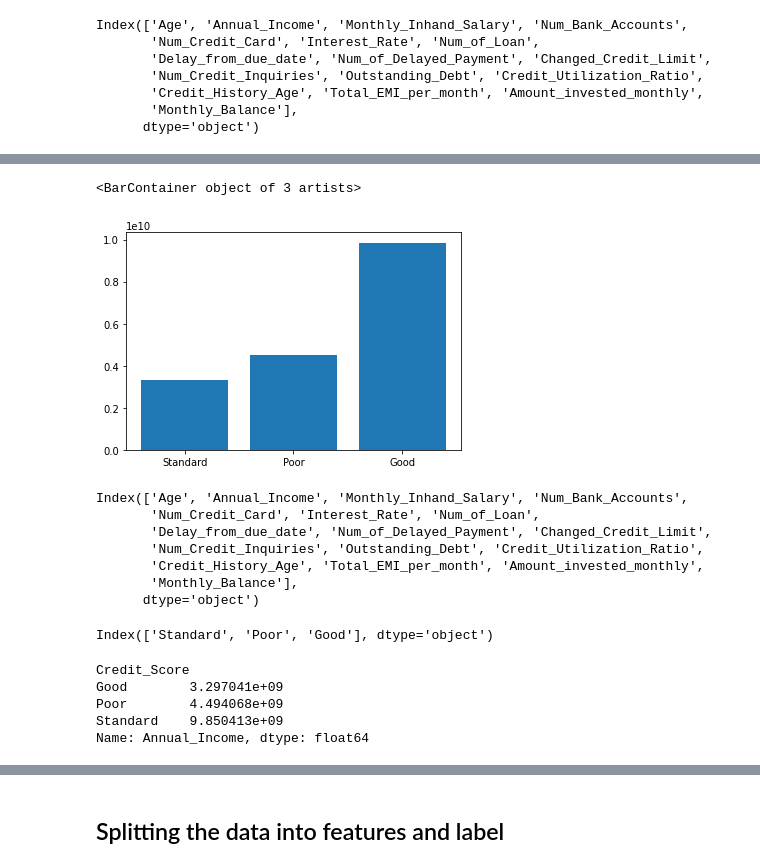
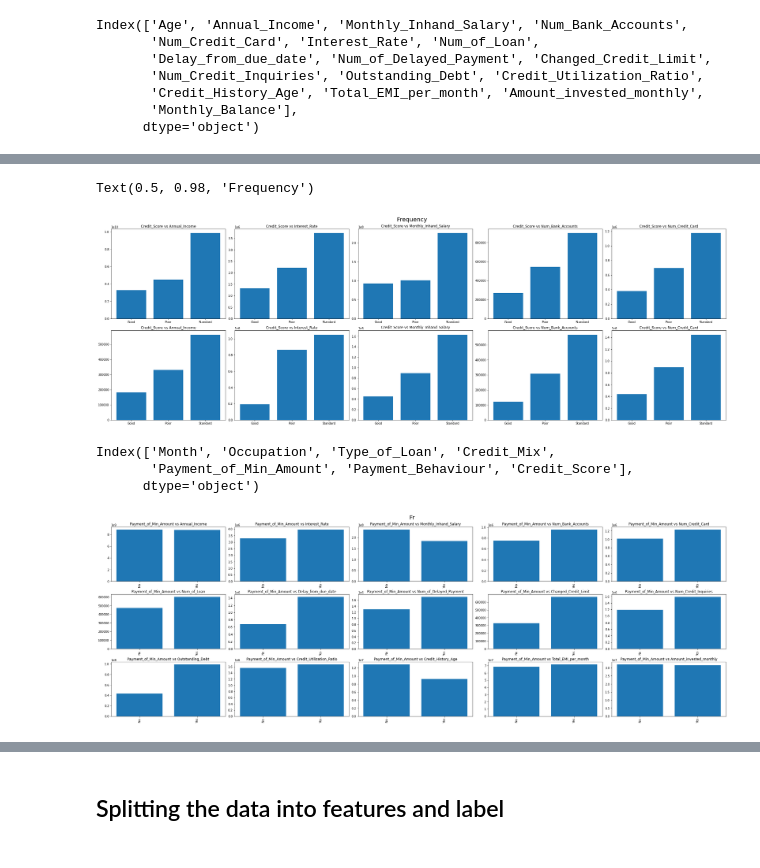
Before and after one commit to sheunq/Credit-Score, a Jupyter notebook: credit-score-with-stacking-classifier-ensembles.ipynb, the cells around one changed output, grey strips where cells are left out. Cells and saved outputs as stored; diff of their text form; code cells hidden in the pictures.

Commit message:
Kaggle Notebook | Credit Score with stacking classifier (ensembles) | Version 4

```diff
--- a/credit-score-with-stacking-classifier-ensembles.ipynb
+++ b/credit-score-with-stacking-classifier-ensembles.ipynb
@@ -689,5 +669,37 @@ Text(0.5, 1.0, 'Data Source')
-# %%
-plt.bar(data.Credit_Score.value_counts().index,data.groupby('Credit_Score')['Annual_Income'].sum())
-# %% [output]
-<BarContainer object of 3 artists>
-[figure, removed]
+# %%
+fig,axs=plt.subplots(2,5,figsize=(30, 10),layout='constrained',squeeze=False)
+# Credit_Score vs Annual_Income
+axs[0,0].bar(data.groupby('Credit_Score')['Annual_Income'].sum().index,data.groupby('Credit_Score')['Annual_Income'].sum())
+axs[0,0].set_title('Credit_Score vs Annual_Income')
+# Credit_Score vs Interest_Rate
+axs[0,1].bar(data.groupby('Credit_Score')['Interest_Rate'].sum().index,data.groupby('Credit_Score')['Interest_Rate'].sum())
+axs[0,1].set_title('Credit_Score vs Interest_Rate')
+# Credit_Score vs Monthly_Inhand_Salary
+axs[0,2].bar(data.groupby('Credit_Score')['Monthly_Inhand_Salary'].sum().index,data.groupby('Credit_Score')['Monthly_Inhand_Salary'].sum())
+axs[0,2].set_title('Credit_Score vs Monthly_Inhand_Salary')
+# Credit_Score vs Num_Bank_Accounts
+axs[0,3].bar(data.groupby('Credit_Score')['Num_Bank_Accounts'].sum().index,data.groupby('Credit_Score')['Num_Bank_Accounts'].sum())
+axs[0,3].set_title('Credit_Score vs Num_Bank_Accounts')
+# Credit_Score vs Num_Credit_Card
+axs[0,4].bar(data.groupby('Credit_Score')['Num_Credit_Card'].sum().index,data.groupby('Credit_Score')['Num_Credit_Card'].sum())
+axs[0,4].set_title('Credit_Score vs Num_Credit_Card')
+
+# Credit_Score vs Annual_Income
+axs[1,0].bar(data.groupby('Credit_Score')['Num_of_Loan'].sum().index,data.groupby('Credit_Score')['Num_of_Loan'].sum())
+axs[1,0].set_title('Credit_Score vs Annual_Income')
+# Credit_Score vs Interest_Rate
+axs[1,1].bar(data.groupby('Credit_Score')['Delay_from_due_date'].sum().index,data.groupby('Credit_Score')['Delay_from_due_date'].sum())
+axs[1,1].set_title('Credit_Score vs Interest_Rate')
+# Credit_Score vs Monthly_Inhand_Salary
+axs[1,2].bar(data.groupby('Credit_Score')['Num_of_Delayed_Payment'].sum().index,data.groupby('Credit_Score')['Num_of_Delayed_Payment'].sum())
+axs[1,2].set_title('Credit_Score vs Monthly_Inhand_Salary')
+# Credit_Score vs Num_Bank_Accounts
+axs[1,3].bar(data.groupby('Credit_Score')['Changed_Credit_Limit'].sum().index,data.groupby('Credit_Score')['Changed_Credit_Limit'].sum())
+axs[1,3].set_title('Credit_Score vs Num_Bank_Accounts')
+# Credit_Score vs Num_Credit_Card
+axs[1,4].bar(data.groupby('Credit_Score')['Num_Credit_Inquiries'].sum().index,data.groupby('Credit_Score')['Num_Credit_Inquiries'].sum())
+axs[1,4].set_title('Credit_Score vs Num_Credit_Card')
+fig.suptitle('Frequency', fontsize=20)
+# %% [output]
+Text(0.5, 0.98, 'Frequency')
+[figure, added]
@@ -694,22 +773,10 @@ plt.bar(data.Credit_Score.value_counts().index,data.groupby('Credit_Score')['Ann
 # %%
-data.select_dtypes(exclude='object').columns
+data.select_dtypes(include='object').columns
 # %% [output]
-Index(['Age', 'Annual_Income', 'Monthly_Inhand_Salary', 'Num_Bank_Accounts',
-       'Num_Credit_Card', 'Interest_Rate', 'Num_of_Loan',
-       'Delay_from_due_date', 'Num_of_Delayed_Payment', 'Changed_Credit_Limit',
-       'Num_Credit_Inquiries', 'Outstanding_Debt', 'Credit_Utilization_Ratio',
-       'Credit_History_Age', 'Total_EMI_per_month', 'Amount_invested_monthly',
-       'Monthly_Balance'],
+Index(['Month', 'Occupation', 'Type_of_Loan', 'Credit_Mix',
+       'Payment_of_Min_Amount', 'Payment_Behaviour', 'Credit_Score'],
       dtype='object')
-# %%
-data.Credit_Score.value_counts().index
-# %% [output]
-Index(['Standard', 'Poor', 'Good'], dtype='object')
-# %%
-data.groupby('Credit_Score')[['Annual_Income']].sum()['Annual_Income']
-# %% [output]
-Credit_Score
-Good        3.297041e+09
-Poor        4.494068e+09
-Standard    9.850413e+09
-Name: Annual_Income, dtype: float64
+# %%
+multi_plot('Payment_of_Min_Amount')
+# %% [output]
+[figure, added]
```
Also changed, not shown: parts of 19 cells of this notebook.
